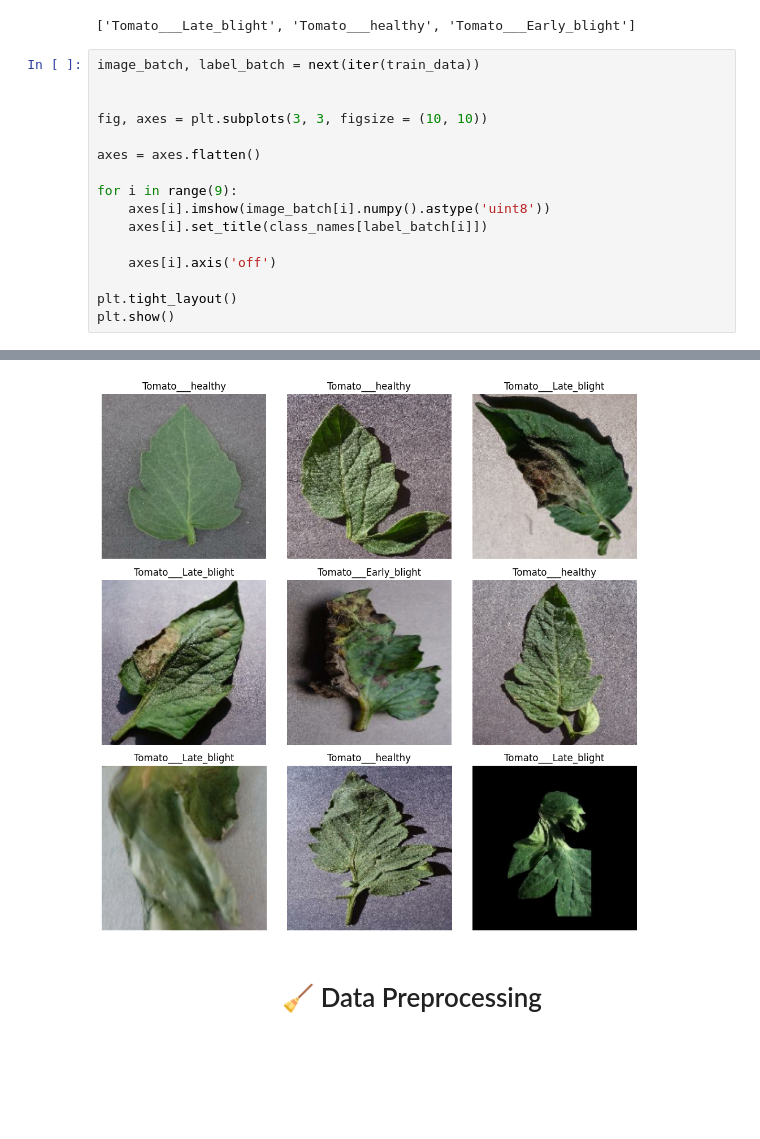
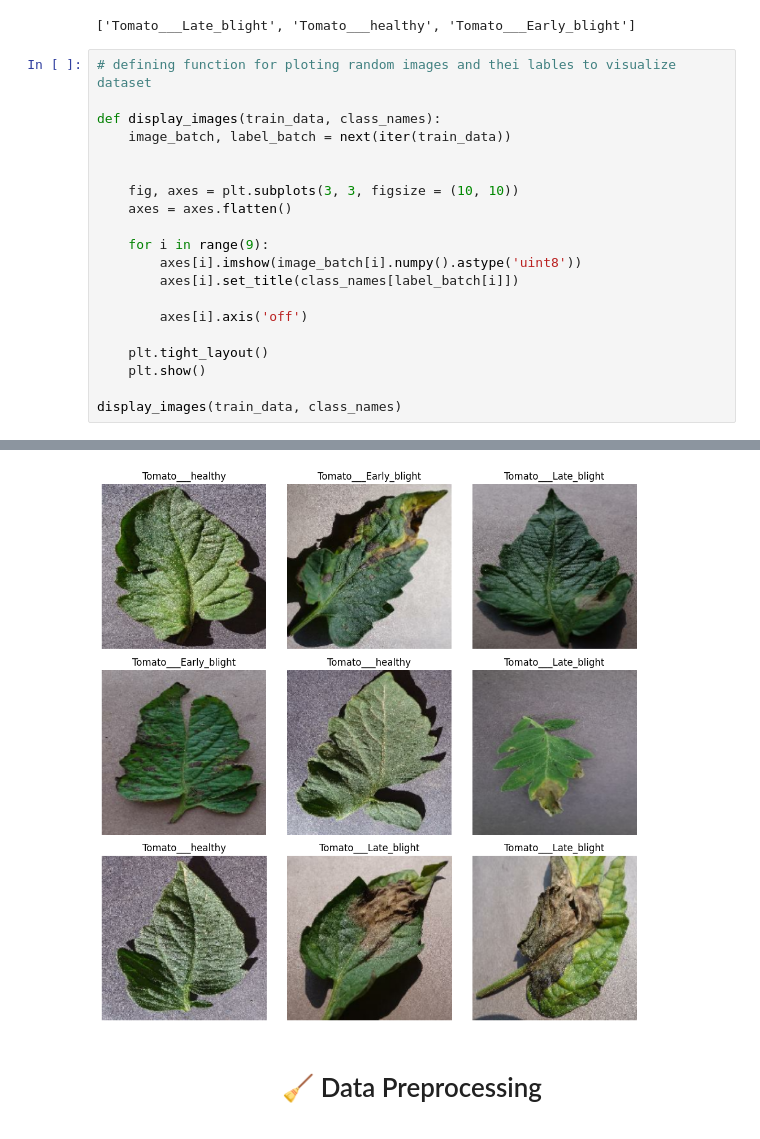
Before and after one commit to AnriiGegliuk/Plant_Disease_CNN, a Jupyter notebook: notebooks/cnn_project.ipynb, the cells around one changed output, grey strips where cells are left out. Cells and saved outputs as stored; diff of their text form; blank space fills up the shorter version.

```diff
--- a/notebooks/cnn_project.ipynb
+++ b/notebooks/cnn_project.ipynb
@@ -184,19 +184,23 @@ Classes: Test
 🍅: Tomato___Early_blight
 ['Tomato___Late_blight', 'Tomato___healthy', 'Tomato___Early_blight']
 # %%
-image_batch, label_batch = next(iter(train_data))
+# defining function for ploting random images and thei lables to visualize dataset
+
+def display_images(train_data, class_names):
+    image_batch, label_batch = next(iter(train_data))
 
 
-fig, axes = plt.subplots(3, 3, figsize = (10, 10))
+    fig, axes = plt.subplots(3, 3, figsize = (10, 10))
+    axes = axes.flatten()
 
-axes = axes.flatten()
+    for i in range(9):
+        axes[i].imshow(image_batch[i].numpy().astype('uint8'))
+        axes[i].set_title(class_names[label_batch[i]])
 
-for i in range(9):
-    axes[i].imshow(image_batch[i].numpy().astype('uint8'))
-    axes[i].set_title(class_names[label_batch[i]])
+        axes[i].axis('off')
 
-    axes[i].axis('off')
+    plt.tight_layout()
+    plt.show()
 
-plt.tight_layout()
-plt.show()
+display_images(train_data, class_names)
 # %% [output]
@@ -207,4 +207,4 @@ plt.show()
-[figure, old version]
+[figure, new version]
 # %% [markdown]
 <center>
 <h1> 🧹 Data Preprocessing</h1>
```
Also changed, not shown: parts of 14 cells of this notebook.
